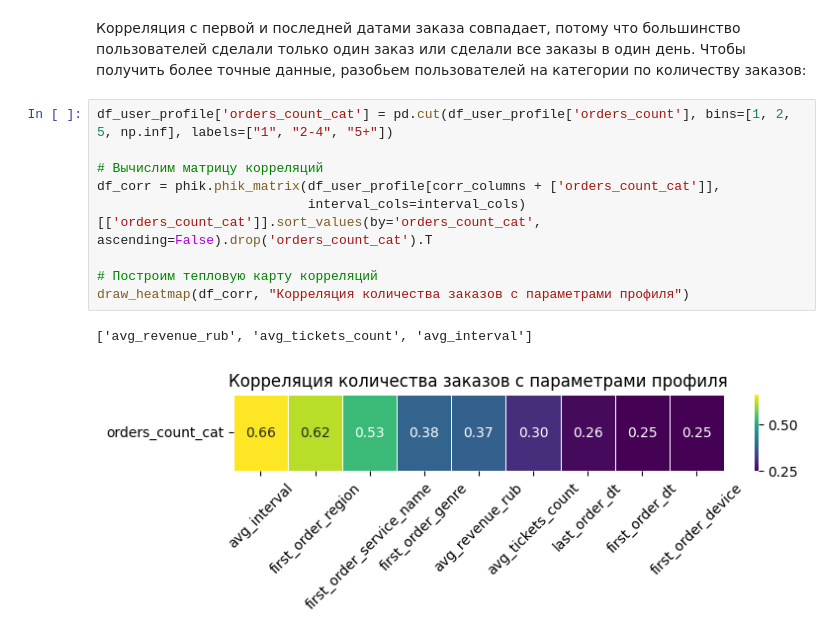
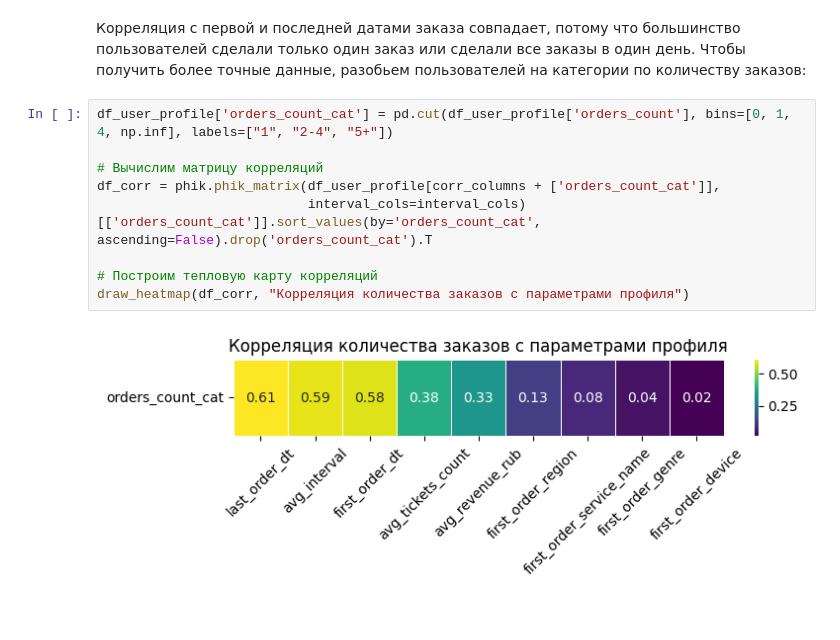
Before and after one commit to tvorogov-code/ds-yandex, a Jupyter notebook: notebooks/Проект модуля 2/Проект модуля 2.ipynb, the cells around one changed output. Drawn from its saved outputs; the diff is of its cells as text.

```diff
--- a/notebooks/Проект модуля 2/Проект модуля 2.ipynb
+++ b/notebooks/Проект модуля 2/Проект модуля 2.ipynb
@@ -918,14 +967,13 @@ draw_heatmap(df_corr, "Корреляция количества заказов
 # %% [markdown]
 Корреляция с первой и последней датами заказа совпадает, потому что большинство пользователей сделали только один заказ или сделали все заказы в один день. Чтобы получить более точные данные, разобьем пользователей на категории по количеству заказов:
 # %%
-df_user_profile['orders_count_cat'] = pd.cut(df_user_profile['orders_count'], bins=[1, 2, 5, np.inf], labels=["1", "2-4", "5+"])
+df_user_profile['orders_count_cat'] = pd.cut(df_user_profile['orders_count'], bins=[0, 1, 4, np.inf], labels=["1", "2-4", "5+"])
 
 # Вычислим матрицу корреляций
 df_corr = phik.phik_matrix(df_user_profile[corr_columns + ['orders_count_cat']],
                            interval_cols=interval_cols)[['orders_count_cat']].sort_values(by='orders_count_cat', ascending=False).drop('orders_count_cat').T
 
 # Построим тепловую карту корреляций
 draw_heatmap(df_corr, "Корреляция количества заказов с параметрами профиля")
 # %% [output]
-['avg_revenue_rub', 'avg_tickets_count', 'avg_interval']
-[figure, old version]
+[figure, new version]
```
Also changed, not shown: parts of 11 cells of this notebook, 1 other file.
